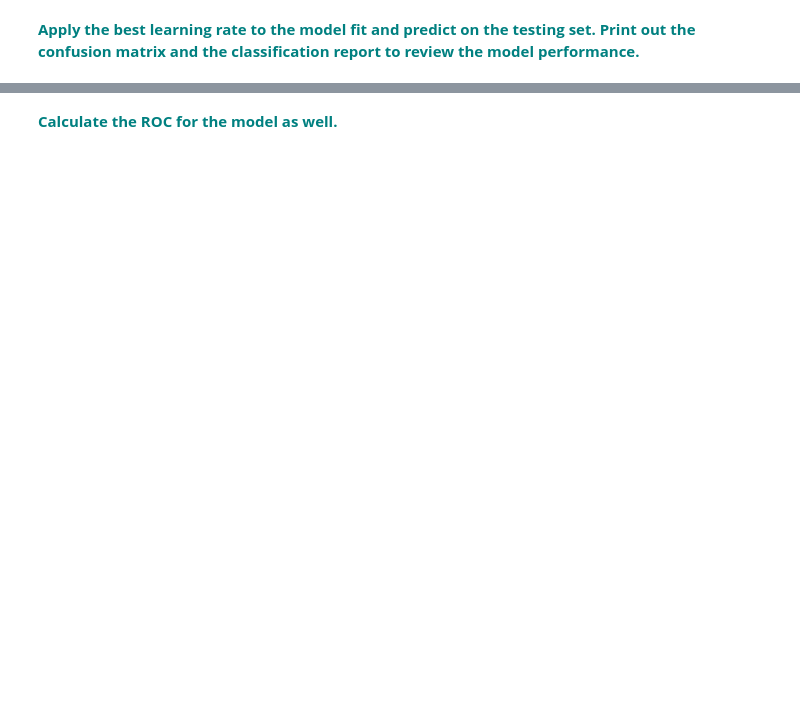
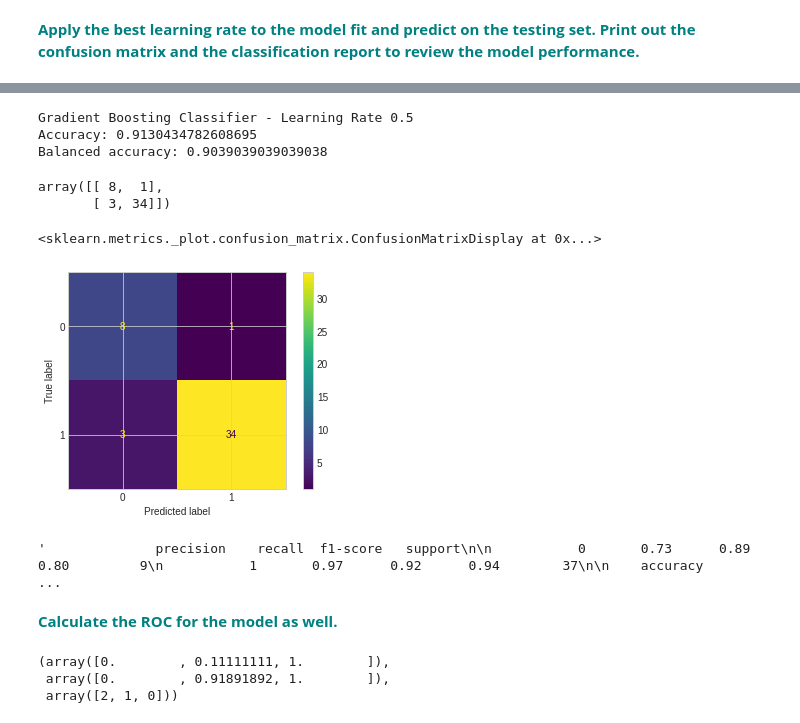
Before and after one commit to villafue/Machine_Learning_Notes, a Jupyter notebook: Supervised_Learning/Gradient_Boosting/Gradient_Boosting_Case_Study.ipynb, the cells around one changed output, grey strips where cells are left out. Drawn from its saved outputs; the diff is of its cells as text; code cells hidden in the pictures; blank space fills up the shorter version.

```diff
--- a/Supervised_Learning/Gradient_Boosting/Gradient_Boosting_Case_Study.ipynb
+++ b/Supervised_Learning/Gradient_Boosting/Gradient_Boosting_Case_Study.ipynb
@@ -146,0 +251,4 @@ y =
+# %%
+X = df.drop(['Survived'],axis =1)
+y = df.Survived
+X.columns
@@ -148,11 +260,12 @@ y =
 **<font color='teal'>Apply the standard scaler to the X matrix.</font>**
 # %%
 scaler = preprocessing.StandardScaler().fit(X)
-X_scaled =
+X_scaled = scaler.transform(X)
 # %% [markdown]
 **<font color='teal'>Split the X_scaled and y into 75/25 training and testing data subsets..</font>**
 # %%
 from sklearn.model_selection import train_test_split
+X_train, X_test, y_train, y_test = train_test_split(X_scaled, y, test_size=.25, random_state=0)
 # %% [markdown]
 **<font color='teal'>Run the cell below to test multiple learning rates in your gradient boosting classifier.</font>**
 # %%
@@ -167,2 +298,9 @@ for learning_rate in learning_rates:
 # %% [markdown]
 **<font color='teal'>Apply the best learning rate to the model fit and predict on the testing set. Print out the confusion matrix and the classification report to review the model performance.</font>**
+# %%
+clf = GradientBoostingClassifier(n_estimators=20, learning_rate = 0.5, max_features=2, max_depth = 2, random_state = 0)
+clf.fit(X_train, y_train)
+print("Learning rate: ", .05)
+print("Accuracy score (training): {0:.3f}".format(clf.score(X_train, y_train)))
+print("Accuracy score (validation): {0:.3f}".format(clf.score(X_test, y_test)))
+print()
@@ -169,2 +326,32 @@ for learning_rate in learning_rates:
+# %%
+from sklearn import metrics
+print("Gradient Boosting Classifier - Learning Rate 0.5")
+print("Accuracy:", metrics.accuracy_score(y_test,y_pred))
+print("Balanced accuracy:", metrics.balanced_accuracy_score(y_test,y_pred))
+# %% [output]
+Gradient Boosting Classifier - Learning Rate 0.5
+Accuracy: 0.9130434782608695
+Balanced accuracy: 0.9039039039039038
+# %%
+from sklearn.metrics import confusion_matrix, plot_confusion_matrix, classification_report
+confusion_matrix(y_test, y_pred)
+# %% [output]
+array([[ 8,  1],
+       [ 3, 34]])
+# %%
+plot_confusion_matrix(clf, X_test, y_test)
+# %% [output]
+<sklearn.metrics._plot.confusion_matrix.ConfusionMatrixDisplay at 0x...>
+[figure, added]
+# %%
+classification_report(y_test, y_pred)
+# %% [output]
+'              precision    recall  f1-score   support\n\n           0       0.73      0.89      0.80         9\n           1       0.97      0.92      0.94        37\n\n    accuracy                   ...
 # %% [markdown]
 **<font color='teal'>Calculate the ROC for the model as well.</font>**
+# %%
+metrics.roc_curve(y_test, y_pred)
+# %% [output]
+(array([0.        , 0.11111111, 1.        ]),
+ array([0.        , 0.91891892, 1.        ]),
+ array([2, 1, 0]))
```
Also changed, not shown: parts of 12 cells of this notebook.
